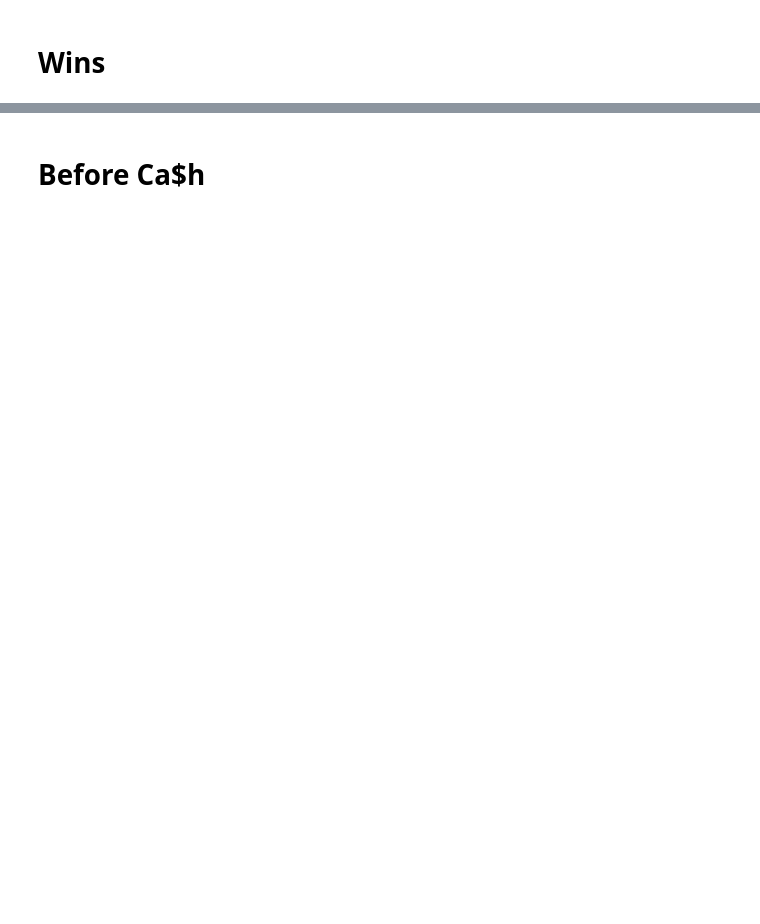
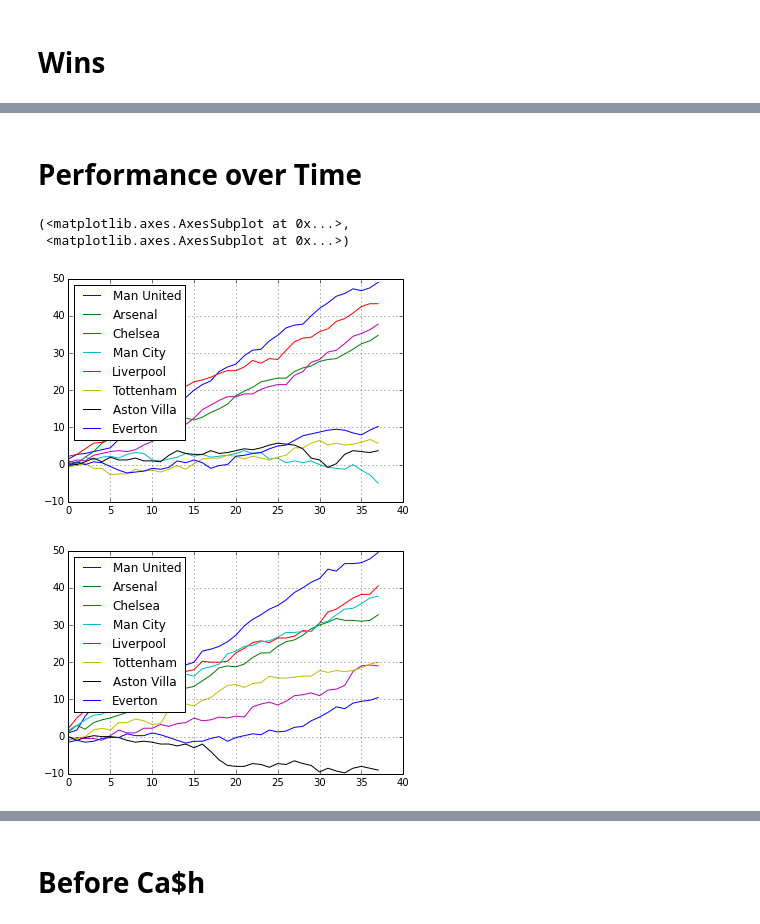
Before and after one commit to stcondon/DAT6_STC, a Jupyter notebook: Project/MC FFP.ipynb, the cells around one changed output, grey strips where cells are left out. Saved outputs shown, nothing was run; the diff lists cells and outputs as text; code cells hidden in the pictures; blank space fills up the shorter version.

```diff
--- a/Project/MC FFP.ipynb
+++ b/Project/MC FFP.ipynb
@@ -160,0 +96,3 @@ CityWins.T.boxplot()
+# %% [markdown]
+Performance over Time
+=====================
@@ -160,0 +115,26 @@ CityWins.T.boxplot()
+# %%
+Mu = pd.DataFrame()
+Ar = pd.DataFrame()
+Ch = pd.DataFrame()
+Mc = pd.DataFrame()
+Lv = pd.DataFrame()
+Th = pd.DataFrame()
+Av = pd.DataFrame()
+Ev = pd.DataFrame()
+
+cl_pre = [Mu, Ar, Ch, Mc,
+          Lv, Th, Av, Ev]
+cl_post = [Mu, Ar, Ch, Mc,
+           Lv, Th, Av, Ev]
+
+rel_teams = ["Chelsea", "Liverpool", "Man United", "Man City",
+             "Aston Villa", "Arsenal", "Tottenham", "Everton"]
+
+for i in range(8):
+    string = "HomeTeam == '" + rel_teams[i] + "' or AwayTeam == '" + rel_teams[i] + "'"
+    cl_pre[i] = Pre_cash.query(string)
+    cl_pre[i]['Pts'] = cl_pre[i].apply(pointcalc, axis = 1, team = rel_teams[i])
+    cl_pre[i]['GD'] = cl_pre[i].apply(gdcalc, axis = 1, team = rel_teams[i])
+    cl_post[i] = Post_cash.query(string)
+    cl_post[i]['Pts'] = cl_post[i].apply(pointcalc, axis = 1, team = rel_teams[i])
+    cl_post[i]['GD'] = cl_post[i].apply(gdcalc, axis = 1, team = rel_teams[i])
@@ -160,0 +180,19 @@ CityWins.T.boxplot()
+# %%
+Gd_Post_Avg = pd.DataFrame()
+for n in range(8):
+    gd_post = seasonal_post[n][0]['GD']
+    gd_post = np.array(gd_post)
+    gds_post = pd.DataFrame(gd_post)
+    for i in [1,2,3]:
+        gdpost = np.array(seasonal_post[n][i]['GD'])
+        gdpost = pd.DataFrame(gdpost)
+        gds_post = pd.concat([gds_post, gdpost,], axis = 1)
+    gds_post_cs = gds_post.cumsum()
+    Gd_Post_Avg = pd.concat([Gd_Post_Avg, pd.DataFrame(gds_post_cs.mean(axis = 1))], axis = 1)
+Gd_Post_Avg.columns = rel_teams
+Gd_Pre_Avg.plot(), Gd_Post_Avg.plot()
+# %% [output]
+(<matplotlib.axes.AxesSubplot at 0x...>,
+ <matplotlib.axes.AxesSubplot at 0x...>)
+[figure, added]
+[figure, added]
```
Also changed, not shown: parts of 38 cells of this notebook, 9 other files.
